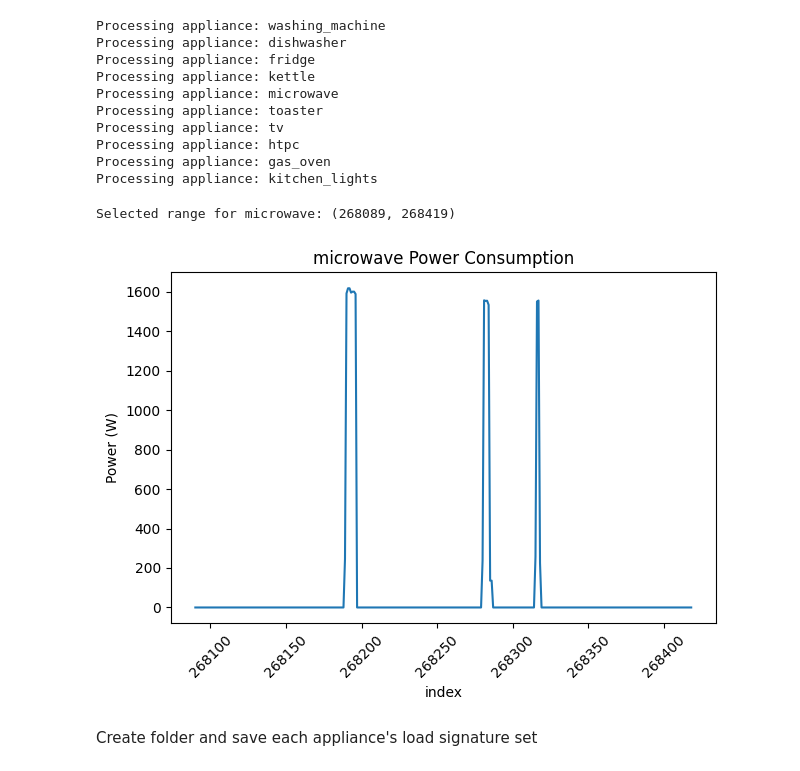
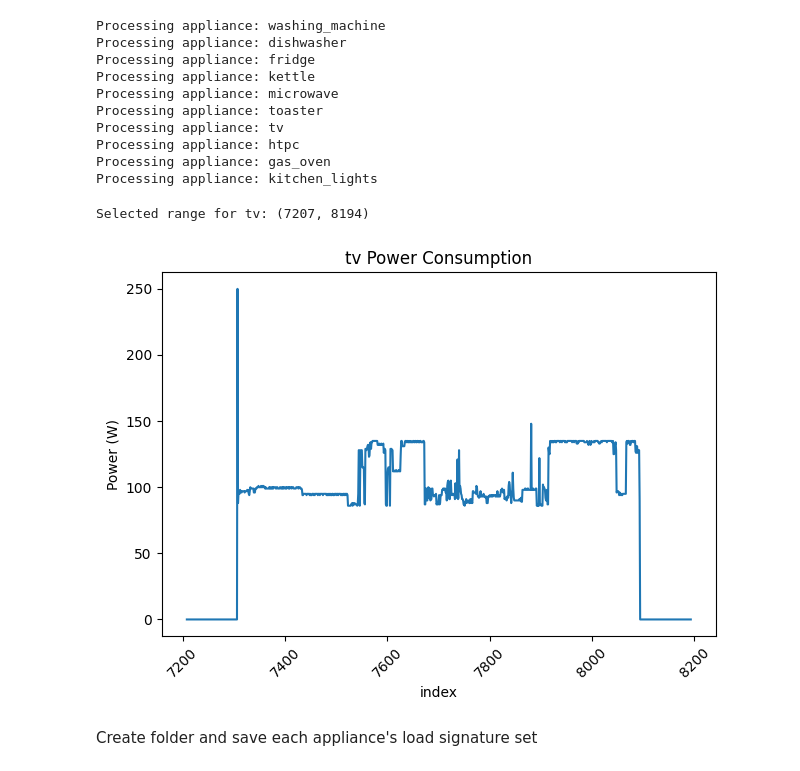
Before and after one commit to mmmmmm44/AdversarialSMControl, a Jupyter notebook: 02_build_load_signature_library.ipynb, the cells around one changed output. Saved outputs shown, nothing was run; the diff lists cells and outputs as text; code cells hidden in the pictures.

Commit message:
Re-run graphs

```diff
--- a/02_build_load_signature_library.ipynb
+++ b/02_build_load_signature_library.ipynb
@@ -204,25 +204,25 @@ Processing appliance: kitchen_lights
 # %%
 # plot the dataframe using seaborn
 
-appliance_name = 'microwave'  # Change this to the appliance you want to plot
-idx = 78
+appliance_name = 'tv'  # Change this to the appliance you want to plot
+idx = 1
 
 appliance_df = cleaned_data_dict[appliance_name]
 selected_range = selected_range_dict[appliance_name]
 
 print(f"Selected range for {appliance_name}: {selected_range[idx]}")
 
 data_df = appliance_df[(selected_range[idx][0] < appliance_df['index']) & (appliance_df['index'] < selected_range[idx][1])]
 sns.lineplot(data=data_df, x='index', y=f'{appliance_name}')
 plt.xticks(rotation=45)
 plt.xlabel('index')
 plt.ylabel('Power (W)')
 plt.title(f'{appliance_name} Power Consumption')
 plt.tight_layout()
 plt.show()
 # %% [output]
-Selected range for microwave: (268089, 268419)
+Selected range for tv: (7207, 8194)
-[figure, old version]
+[figure, new version]
 # %% [markdown]
 Create folder and save each appliance's load signature set
 # %%
```
